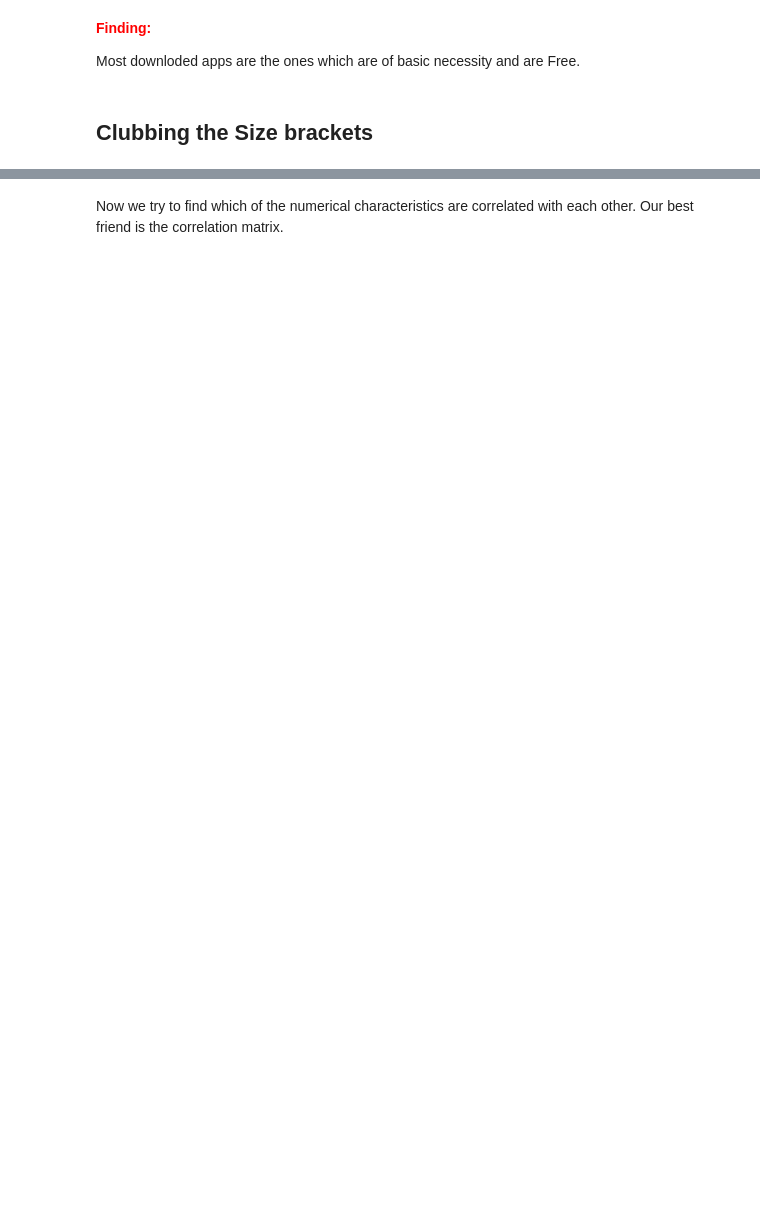
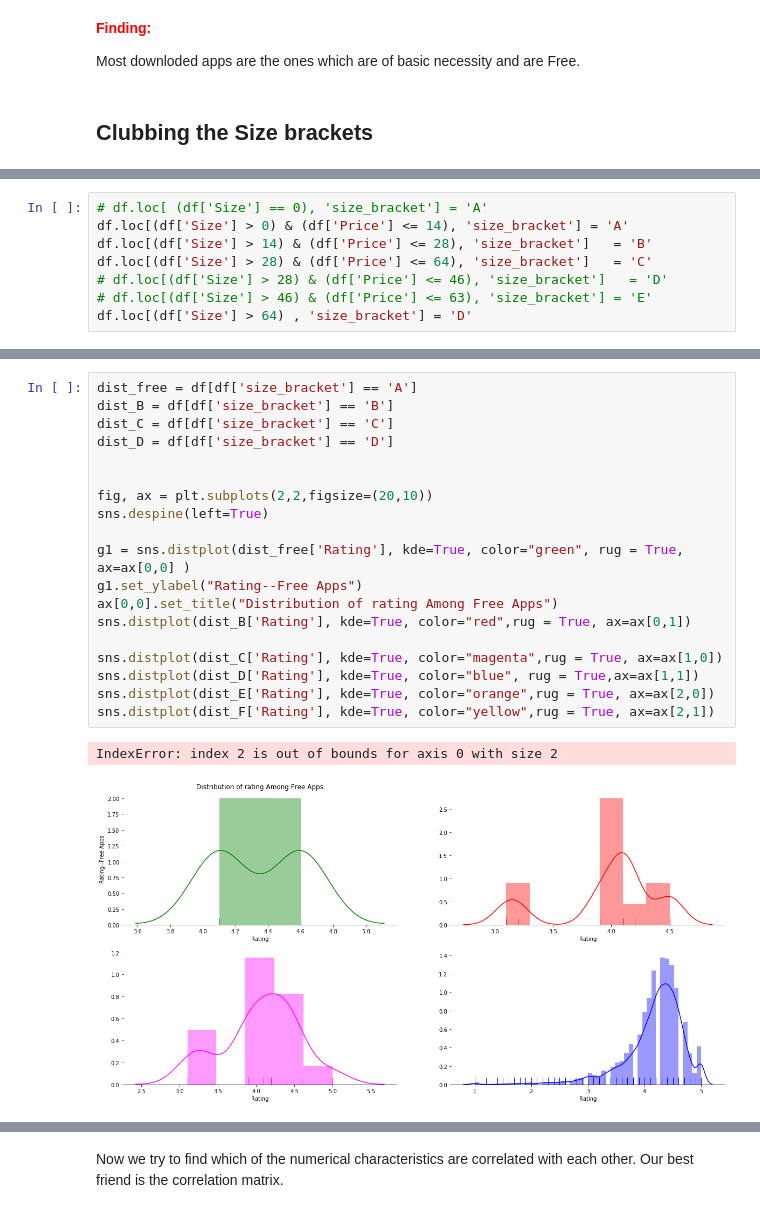
Before and after one commit to satarupa5/GooglePlayStore, a Jupyter notebook: EDA_Final.ipynb, the cells around one changed output, grey strips where cells are left out. Saved outputs shown, nothing was run; the diff lists cells and outputs as text; blank space fills up the shorter version.

```diff
--- a/EDA_Final.ipynb
+++ b/EDA_Final.ipynb
@@ -711,0 +746,8 @@ Name: Size, dtype: float64
+# %%
+# df.loc[ (df['Size'] == 0), 'size_bracket'] = 'A'
+df.loc[(df['Size'] > 0) & (df['Price'] <= 14), 'size_bracket'] = 'A'
+df.loc[(df['Size'] > 14) & (df['Price'] <= 28), 'size_bracket']   = 'B'
+df.loc[(df['Size'] > 28) & (df['Price'] <= 64), 'size_bracket']   = 'C'
+# df.loc[(df['Size'] > 28) & (df['Price'] <= 46), 'size_bracket']   = 'D'
+# df.loc[(df['Size'] > 46) & (df['Price'] <= 63), 'size_bracket'] = 'E'
+df.loc[(df['Size'] > 64) , 'size_bracket'] = 'D'
@@ -711,0 +770,22 @@ Name: Size, dtype: float64
+# %%
+dist_free = df[df['size_bracket'] == 'A']
+dist_B = df[df['size_bracket'] == 'B']
+dist_C = df[df['size_bracket'] == 'C']
+dist_D = df[df['size_bracket'] == 'D']
+
+
+fig, ax = plt.subplots(2,2,figsize=(20,10))
+sns.despine(left=True)
+
+g1 = sns.distplot(dist_free['Rating'], kde=True, color="green", rug = True, ax=ax[0,0] )
+g1.set_ylabel("Rating--Free Apps")
+ax[0,0].set_title("Distribution of rating Among Free Apps")
+sns.distplot(dist_B['Rating'], kde=True, color="red",rug = True, ax=ax[0,1])
+
+sns.distplot(dist_C['Rating'], kde=True, color="magenta",rug = True, ax=ax[1,0])
+sns.distplot(dist_D['Rating'], kde=True, color="blue", rug = True,ax=ax[1,1])
+sns.distplot(dist_E['Rating'], kde=True, color="orange",rug = True, ax=ax[2,0])
+sns.distplot(dist_F['Rating'], kde=True, color="yellow",rug = True, ax=ax[2,1])
+# %% [output]
+IndexError: index 2 is out of bounds for axis 0 with size 2
+[figure, added]
```
Also changed, not shown: parts of 25 cells of this notebook.
